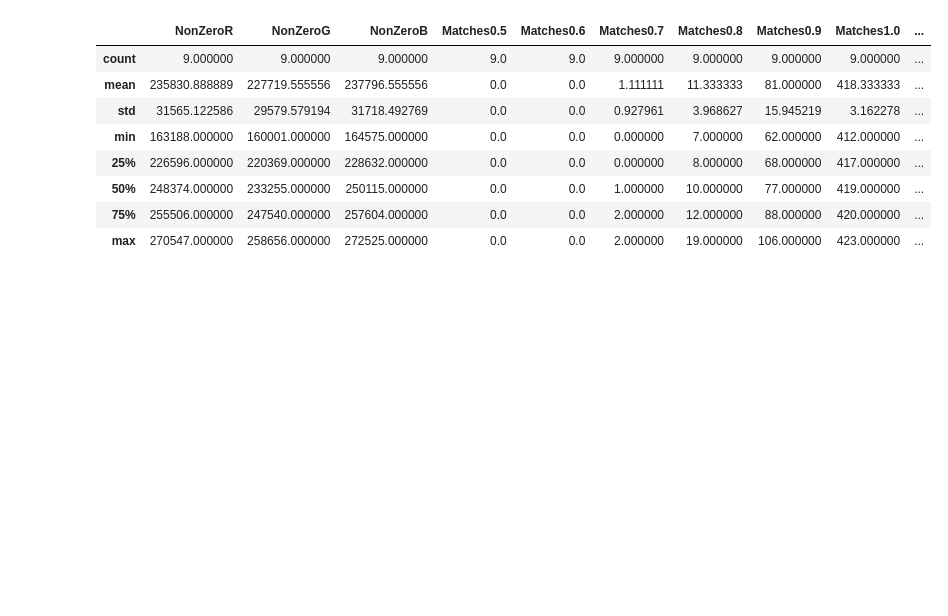
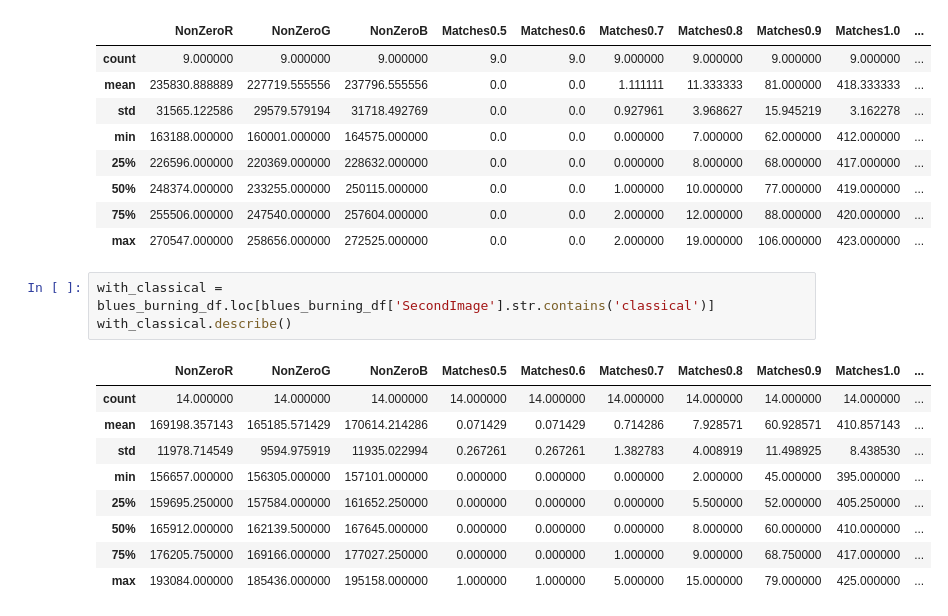
Before and after one commit to ItanuRomero/IC, a Jupyter notebook: imgComparison/results_analyzer.ipynb, the cells around one changed output. Drawn from its saved outputs; the diff is of its cells as text; blank space fills up the shorter version.

```diff
--- a/imgComparison/results_analyzer.ipynb
+++ b/imgComparison/results_analyzer.ipynb
@@ -75,3 +75,16 @@ with_blues.describe()
 | 50% | 248374.000000 | 233255.000000 | 250115.000000 | 0.0 | 0.0 | 1.000000 | 10.000000 | 77.000000 | 419.000000 | ... |
 | 75% | 255506.000000 | 247540.000000 | 257604.000000 | 0.0 | 0.0 | 2.000000 | 12.000000 | 88.000000 | 420.000000 | ... |
 | max | 270547.000000 | 258656.000000 | 272525.000000 | 0.0 | 0.0 | 2.000000 | 19.000000 | 106.000000 | 423.000000 | ... |
+# %%
+with_classical = blues_burning_df.loc[blues_burning_df['SecondImage'].str.contains('classical')]
+with_classical.describe()
+# %% [output]
+|  | NonZeroR | NonZeroG | NonZeroB | Matches0.5 | Matches0.6 | Matches0.7 | Matches0.8 | Matches0.9 | Matches1.0 | ... |
+| count | 14.000000 | 14.000000 | 14.000000 | 14.000000 | 14.000000 | 14.000000 | 14.000000 | 14.000000 | 14.000000 | ... |
+| mean | 169198.357143 | 165185.571429 | 170614.214286 | 0.071429 | 0.071429 | 0.714286 | 7.928571 | 60.928571 | 410.857143 | ... |
+| std | 11978.714549 | 9594.975919 | 11935.022994 | 0.267261 | 0.267261 | 1.382783 | 4.008919 | 11.498925 | 8.438530 | ... |
+| min | 156657.000000 | 156305.000000 | 157101.000000 | 0.000000 | 0.000000 | 0.000000 | 2.000000 | 45.000000 | 395.000000 | ... |
+| 25% | 159695.250000 | 157584.000000 | 161652.250000 | 0.000000 | 0.000000 | 0.000000 | 5.500000 | 52.000000 | 405.250000 | ... |
+| 50% | 165912.000000 | 162139.500000 | 167645.000000 | 0.000000 | 0.000000 | 0.000000 | 8.000000 | 60.000000 | 410.000000 | ... |
+| 75% | 176205.750000 | 169166.000000 | 177027.250000 | 0.000000 | 0.000000 | 1.000000 | 9.000000 | 68.750000 | 417.000000 | ... |
+| max | 193084.000000 | 185436.000000 | 195158.000000 | 1.000000 | 1.000000 | 5.000000 | 15.000000 | 79.000000 | 425.000000 | ... |
```
Also changed, not shown: parts of 1 cell of this notebook, 1 other file.
